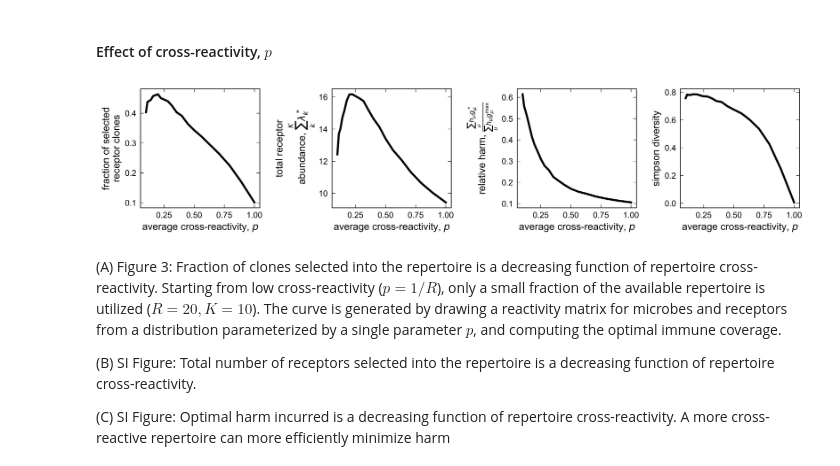
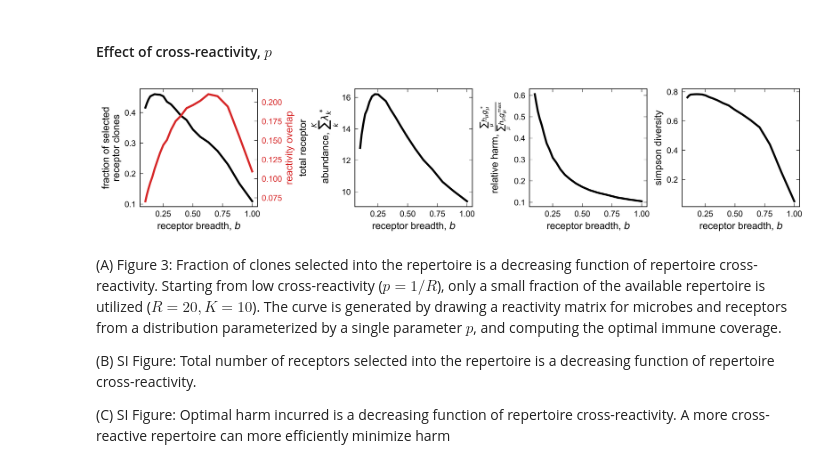
Before and after one commit to obinna-ukogu/gutimmune, a Jupyter notebook: explore-microbiome-genetic-structure.ipynb, the cells around one changed output. Cells and saved outputs as stored; diff of their text form; code cells hidden in the pictures.

Commit message:
Updated figures and added new harm inference analysis.

```diff
--- a/explore-microbiome-genetic-structure.ipynb
+++ b/explore-microbiome-genetic-structure.ipynb
@@ -32,7 +32,7 @@ n = np.ones(1) # Niche supply
 h = np.ones(1) # harm per microbe of microbe
 Sigma = np.ones(1)
 beta = 1.0
-tol=1e-8
+tol=1e-6
 # day0_abundance_data = pd.read_csv('./data/wang_tableS2.csv')
 # hCom1 = day0_abundance_data.day0_abundance[~np.isnan(day0_abundance_data.day0_abundance)]/100
 kwargs = {'linewidth': 2.5, 'markeredgewidth': 0.25, 'markeredgecolor': 'k', 'markersize': 6}
@@ -241,14 +241,15 @@ obj_X_dist = []
 obj_minimizer_dist = []
 rec_cov_dist = []
 simpson_index_list = []
+opt_sigma_std_list = []
 
 
 m, k = 10, 10
-runs = 500
+runs = 1000
 ps = np.logspace(np.log10(1/m), 0, 21)
 
 for i, p in enumerate(ps):
-    obj_min, obj_minimizer_cumul, obj_minimizer, obj_rec_num, X, obj_X_ratio, rec_cov, simpson_index = 0.0, 0.0, [], 0.0, 0.0, [], [], 0.0
+    obj_min, obj_minimizer_cumul, obj_minimizer, obj_rec_num, X, obj_X_ratio, rec_cov, simpson_index, opt_sigma_std = 0.0, 0.0, [], 0.0, 0.0, [], [], 0.0, 0.0
     for r in np.arange(0,runs):
         Sigma = np.unique(np.random.binomial(1, p, size = (m,k)).dot(np.diag(np.random.uniform(low=0.0, high=1.0, size=k))), axis = 1)
         res_harm = minimize(objective, args = (1/k, Sigma, np.ones(m), np.ones(m), np.zeros(m)),
@@ -262,6 +263,7 @@ for i, p in enumerate(ps):
         rec_cov += np.sum(np.diag(np.ones(m)).dot(Sigma), axis = 0).tolist()
         obj_rec_num += np.sum(res_harm.x > tol)
         X += Sigma.dot(np.maximum(res_harm.x,0))
+        opt_sigma_std += np.mean(np.sum(Sigma[:,res_harm.x > tol] > tol, axis = 1)/k)
         simpson_index += 1 - np.sum(np.maximum(res_harm.x, 0)*(np.maximum(res_harm.x, 0) -1))/(np.sum(np.maximum(res_harm.x, 0))*(np.sum(np.maximum(res_harm.x, 0)) -1))
 
     lam_opts.append(obj_minimizer_cumul/runs)
@@ -272,34 +274,45 @@ for i, p in enumerate(ps):
     rec_num_opts.append(obj_rec_num/runs)
     X_opts.append(X/runs)
     simpson_index_list.append(simpson_index/runs)
+    opt_sigma_std_list.append(opt_sigma_std/runs)
 # %%
 # Plot numerical values and analytic values verus beta
 fig, axs = plt.subplots(1, 4, dpi = 300, figsize=(12, 2.5), layout='constrained')
 
 axs[0].plot(ps, np.array(rec_num_opts)/k, color = 'k', **kwargs)
 # axs[0].plot([1.0,m], [1.0,m], 'k--')
-axs[0].set(ylabel='fraction of selected\nreceptor clones',xlabel=r'average cross-reactivity, $p$')
+axs[0].set(ylabel='fraction of selected\nreceptor clones',xlabel=r'receptor breadth, $b$')
+
+axtwin = axs[0].twinx()
+axtwin.tick_params(axis='y', labelcolor='tab:red')
+axtwin.set_xlabel(r'receptor breadth, $b$', fontsize = 12)
+axtwin.set_ylabel(r'reactivity overlap', fontsize = 12, color='tab:red')
+axtwin.minorticks_off()
+axtwin.tick_params(axis='both', which='major', labelsize=10)
+axtwin.xaxis.set_tick_params(labeltop=False)
+
+axtwin.plot(ps, np.array(opt_sigma_std_list),color = 'tab:red', **kwargs)
 
 axs[1].plot(ps, lam_opts, color = 'k', **kwargs)
-axs[1].set(ylabel='total receptor\n abundance, '+r'$\sum_k^K \lambda_k^*$', xlabel=r'average cross-reactivity, $p$')
+axs[1].set(ylabel='total receptor\n abundance, '+r'$\sum_k^K \lambda_k^*$', xlabel=r'receptor breadth, $b$')
 # axs[1].semilogy()
 
 axs[2].plot(ps, (np.array(obj_opts) - 1/k*np.array(lam_opts))/m, color = 'k', **kwargs)
-axs[2].set(ylabel=r'relative harm, $\frac{\sum_\mu h_\mu g_\mu^*}{\sum_\mu h_\mu g_\mu^\text{max}}$', xlabel=r'average cross-reactivity, $p$')
+axs[2].set(ylabel=r'relative harm, $\frac{\sum_\mu h_\mu g_\mu^*}{\sum_\mu h_\mu g_\mu^\text{max}}$', xlabel=r'receptor breadth, $b$')
 
 axs[3].plot(ps, simpson_index_list, color = 'k', **kwargs)
-axs[3].set(ylabel=r'simpson diversity', xlabel=r'average cross-reactivity, $p$')
+axs[3].set(ylabel=r'simpson diversity', xlabel=r'receptor breadth, $b$')
 
 for j, ax in enumerate(axs.flat):
     # ax.semilogx()
     ax.xaxis.set_tick_params(labelbottom=True)
     ax.yaxis.set_tick_params(labelleft=True)
     ax.minorticks_off()
     ax.set_box_aspect(1)
 
 fig.savefig('_figs/fig3_many_receptors_cross_reactivity'+'.pdf', dpi=300, bbox_inches='tight')
 # %% [output]
-[figure, old version]
+[figure, new version]
 # %% [markdown]
 (A) Figure 3: Fraction of clones selected into the repertoire is a decreasing function of repertoire cross-reactivity. Starting from low cross-reactivity ($p = 1/R$), only a small fraction of the available repertoire is utilized ($R = 20, K = 10$). The curve is generated by drawing a reactivity matrix for microbes and receptors from a distribution parameterized by a single parameter $p$, and computing the optimal immune coverage.
 
```
Also changed, not shown: parts of 1 cell of this notebook, 42 other files.
